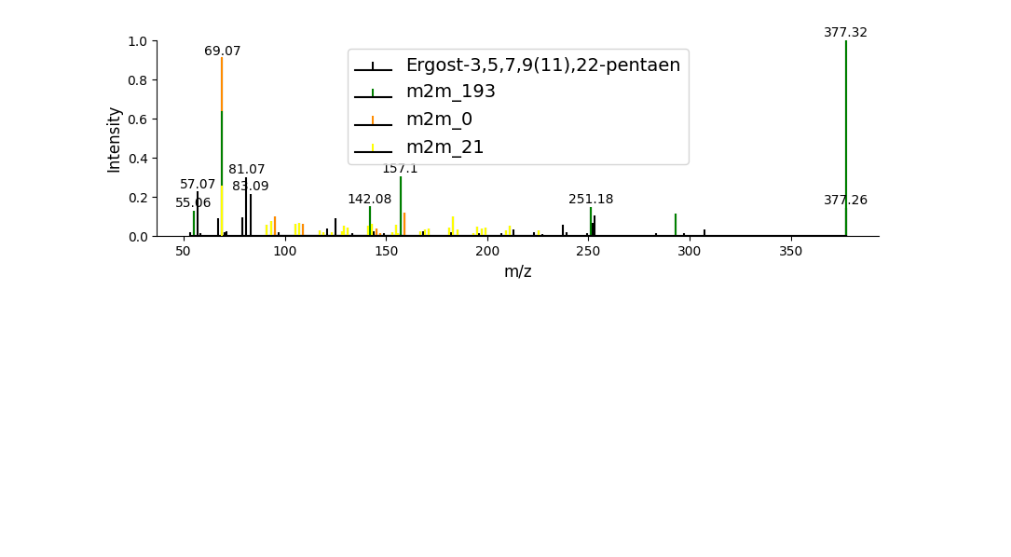
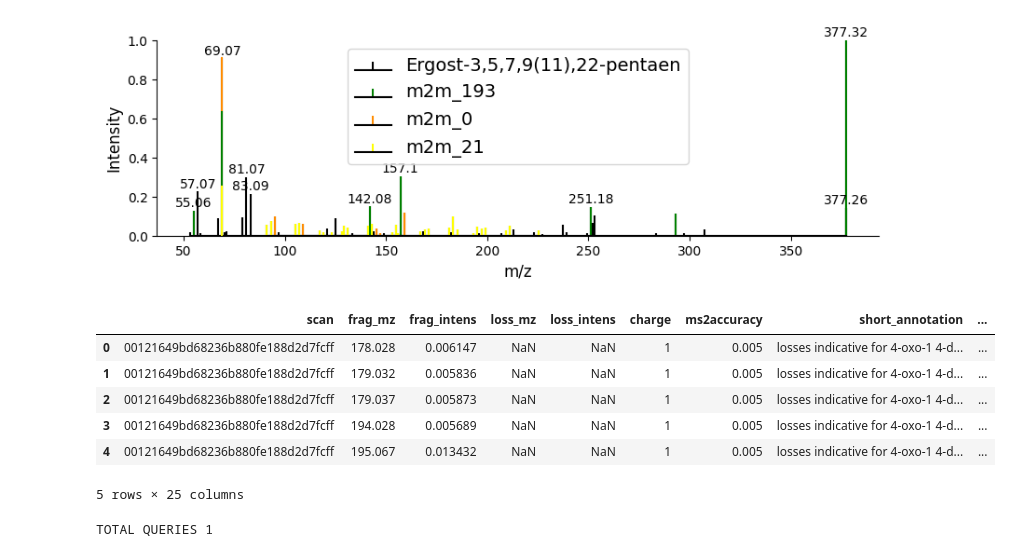
Before and after one commit to vdhooftcompmet/MS2LDA, a Jupyter notebook: notebooks/Paper_results/CaseStudy_Mushrooms_analysis.ipynb, the cells around one changed output. Drawn from its saved outputs; the diff is of its cells as text; code cells hidden in the pictures; blank space fills up the shorter version.

Commit message:
[update] adding massql query for the usecase

```diff
--- a/notebooks/Paper_results/CaseStudy_Mushrooms_analysis.ipynb
+++ b/notebooks/Paper_results/CaseStudy_Mushrooms_analysis.ipynb
@@ -1264,0 +1257,12 @@ plt.show()
+# %%
+motifDB_ms1, motifDB_ms2 = load_motifDB("/Users/rosinatorres/Documents/PhD/WP1/Project/Code/MS2LDA/MS2LDA/MS2LDA/MotifDB/motifDB.json")
+# %%
+motifDB_ms2.head(5) # contains all available Mass2Motif information
+# %% [output]
+|  | scan | frag_mz | frag_intens | loss_mz | loss_intens | charge | ms2accuracy | short_annotation | ... |
+| 0 | 00121649bd68236b880fe188d2d7fcff | 178.028 | 0.006147 | NaN | NaN | 1 | 0.005 | losses indicative for 4-oxo-1 4-d... | ... |
+| 1 | 00121649bd68236b880fe188d2d7fcff | 179.032 | 0.005836 | NaN | NaN | 1 | 0.005 | losses indicative for 4-oxo-1 4-d... | ... |
+| 2 | 00121649bd68236b880fe188d2d7fcff | 179.037 | 0.005873 | NaN | NaN | 1 | 0.005 | losses indicative for 4-oxo-1 4-d... | ... |
+| 3 | 00121649bd68236b880fe188d2d7fcff | 194.028 | 0.005689 | NaN | NaN | 1 | 0.005 | losses indicative for 4-oxo-1 4-d... | ... |
+| 4 | 00121649bd68236b880fe188d2d7fcff | 195.067 | 0.013432 | NaN | NaN | 1 | 0.005 | losses indicative for 4-oxo-1 4-d... | ... |
+5 rows × 25 columns
@@ -1264,0 +1273,4 @@ plt.show()
+# %%
+query_result_1 = msql_engine.process_query(massql_query_1, ms1_df=motifDB_ms1, ms2_df=motifDB_ms2)
+# %% [output]
+TOTAL QUERIES 1
```
Also changed, not shown: parts of 12 cells of this notebook.
